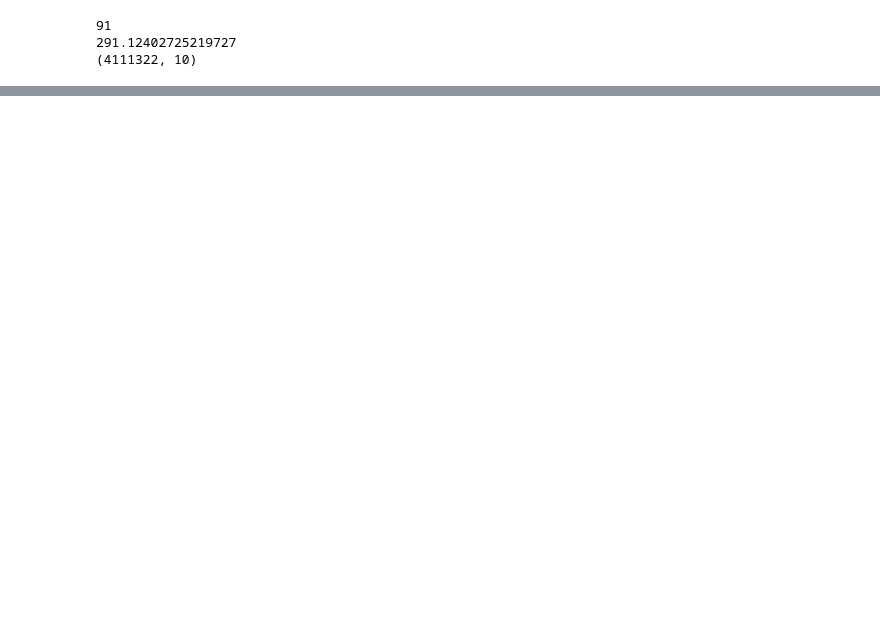
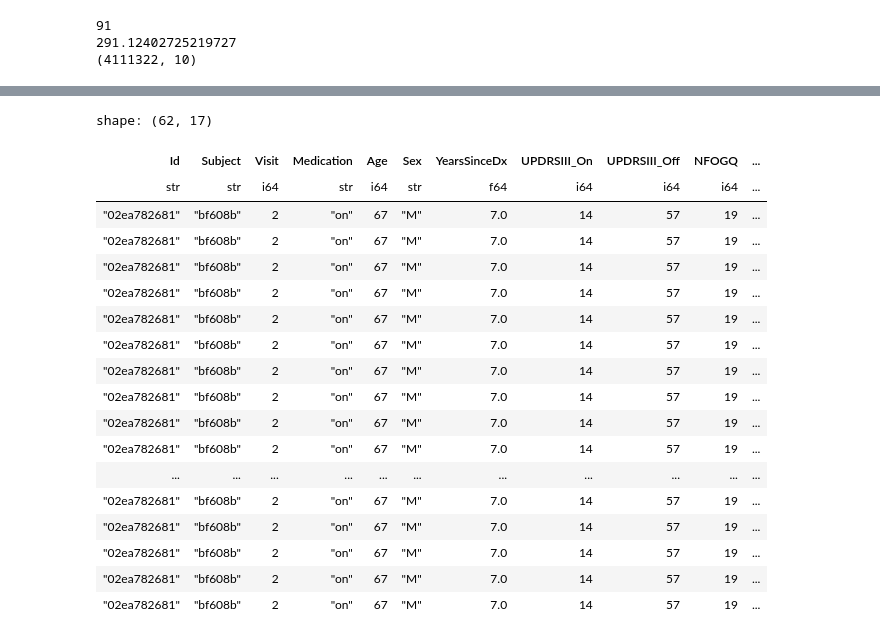
Before and after one commit to sumaniitm/parkinsons-freezing-gait-prediction, a Jupyter notebook: eda-on-data-using-polars.ipynb, the cells around one changed output, grey strips where cells are left out. Drawn from its saved outputs; the diff is of its cells as text; code cells hidden in the pictures; blank space fills up the shorter version.

```diff
--- a/eda-on-data-using-polars.ipynb
+++ b/eda-on-data-using-polars.ipynb
@@ -203,0 +225,6 @@ shape: (10, 10)
+# %%
+tasks = pl.scan_csv("/kaggle/input/tlvmc-parkinsons-freezing-gait-prediction/tasks.csv", try_parse_dates=True)\
+.collect()
+print(tasks.shape)
+print(tasks.select('Id').n_unique())
+tasks.filter(pl.col('Id').is_in(['a8c5a489bd']))
@@ -203,0 +246,9 @@ shape: (10, 10)
+# %%
+defog_subjects_events_tasks_metadata = defog_subjects_events_metadata.join(tasks, on=["Id"], how="inner", suffix="_right")
+
+del defog_subjects_events_metadata, tasks
+
+print(defog_subjects_events_tasks_metadata.shape)
+print(defog_subjects_events_tasks_metadata.select('Id').n_unique())
+print(defog_subjects_events_tasks_metadata.select('Subject').n_unique())
+defog_subjects_events_tasks_metadata.head(10)
@@ -203,0 +272,22 @@ shape: (10, 10)
+# %%
+defog_subjects_events_tasks_metadata.filter(pl.col('Id')=='02ea782681')
+# %% [output]
+shape: (62, 17)
+| Id | Subject | Visit | Medication | Age | Sex | YearsSinceDx | UPDRSIII_On | UPDRSIII_Off | NFOGQ | ... |
+| str | str | i64 | str | i64 | str | f64 | i64 | i64 | i64 | ... |
+| "02ea782681" | "bf608b" | 2 | "on" | 67 | "M" | 7.0 | 14 | 57 | 19 | ... |
+| "02ea782681" | "bf608b" | 2 | "on" | 67 | "M" | 7.0 | 14 | 57 | 19 | ... |
+| "02ea782681" | "bf608b" | 2 | "on" | 67 | "M" | 7.0 | 14 | 57 | 19 | ... |
+| "02ea782681" | "bf608b" | 2 | "on" | 67 | "M" | 7.0 | 14 | 57 | 19 | ... |
+| "02ea782681" | "bf608b" | 2 | "on" | 67 | "M" | 7.0 | 14 | 57 | 19 | ... |
+| "02ea782681" | "bf608b" | 2 | "on" | 67 | "M" | 7.0 | 14 | 57 | 19 | ... |
+| "02ea782681" | "bf608b" | 2 | "on" | 67 | "M" | 7.0 | 14 | 57 | 19 | ... |
+| "02ea782681" | "bf608b" | 2 | "on" | 67 | "M" | 7.0 | 14 | 57 | 19 | ... |
+| "02ea782681" | "bf608b" | 2 | "on" | 67 | "M" | 7.0 | 14 | 57 | 19 | ... |
+| "02ea782681" | "bf608b" | 2 | "on" | 67 | "M" | 7.0 | 14 | 57 | 19 | ... |
+| ... | ... | ... | ... | ... | ... | ... | ... | ... | ... | ... |
+| "02ea782681" | "bf608b" | 2 | "on" | 67 | "M" | 7.0 | 14 | 57 | 19 | ... |
+| "02ea782681" | "bf608b" | 2 | "on" | 67 | "M" | 7.0 | 14 | 57 | 19 | ... |
+| "02ea782681" | "bf608b" | 2 | "on" | 67 | "M" | 7.0 | 14 | 57 | 19 | ... |
+| "02ea782681" | "bf608b" | 2 | "on" | 67 | "M" | 7.0 | 14 | 57 | 19 | ... |
+| "02ea782681" | "bf608b" | 2 | "on" | 67 | "M" | 7.0 | 14 | 57 | 19 | ... |
```
Also changed, not shown: parts of 14 cells of this notebook.
